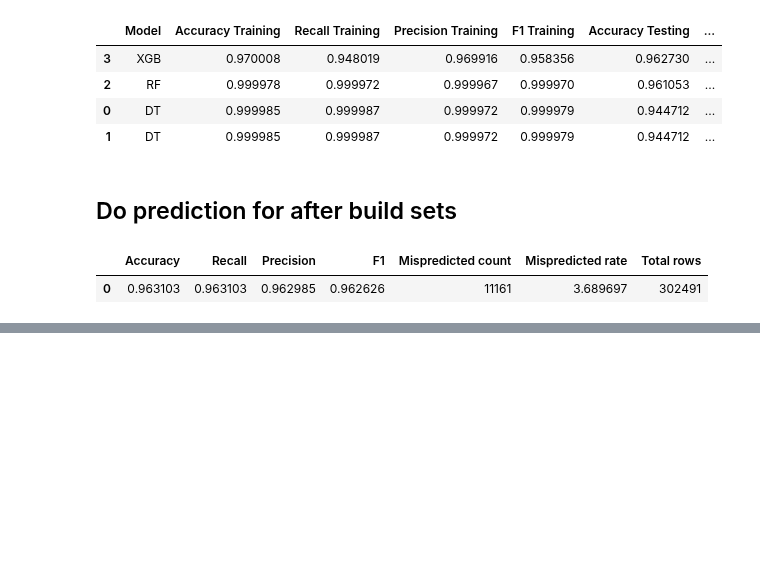
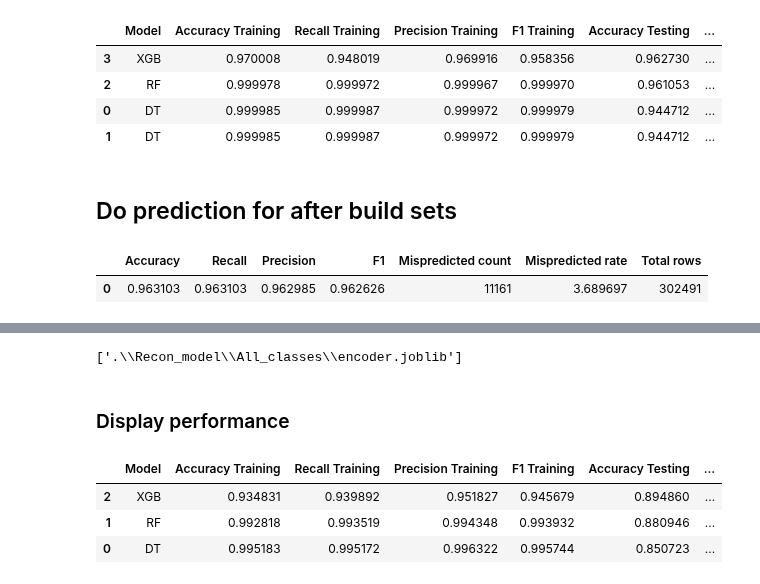
Before and after one commit to mcrayssac/CIC_IoT_Cyber_Attacks, a Jupyter notebook: Recon_model.ipynb, the cells around one changed output, grey strips where cells are left out. Cells and saved outputs as stored; diff of their text form; code cells hidden in the pictures; blank space fills up the shorter version.

```diff
--- a/Recon_model.ipynb
+++ b/Recon_model.ipynb
@@ -297,0 +357,29 @@ res.head()
+# %%
+model_path = '.\\Recon_model\\All_classes\\'
+filter_name = 'Recon'
+# %%
+try:
+    encoder = joblib.load(model_path+'encoder.joblib')
+except:
+    encoder = LabelEncoder()
+
+try:
+    # Load performance dataframe
+    performance = read_csv_file(performance_path, model_path)
+except:
+    # Define performance dataframe
+    performance = pd.DataFrame(columns=['Model', 'Accuracy Training', 'Recall Training', 'Precision Training', 'F1 Training', 'Accuracy Testing', 'Recall Testing', 'Precision Testing', 'F1 Testing', 'FU_rate', 'FL_rate', 'FU', 'FL', 'Total rows'])
+
+# Buidling models
+for model in tqdm(simpleModelsDef):
+    # Build model
+    performance, encoder = build_model(model['Model'], model['Name'], train_sets, test_sets, file_path, performance, model_path, X_columns=X_columns , y_column=y_column, z_column=z_column, encoder=encoder, filter_bool=True, filter_name=filter_name, scaler=scaler, confusionMatrix=False)
+
+    # Save performance
+    performance.to_csv(model_path + performance_path, index=False)
+
+joblib.dump(encoder, model_path+'encoder.joblib')
+# %% [output]
+['.\\Recon_model\\All_classes\\encoder.joblib']
+# %% [markdown]
+### Display performance
@@ -297,0 +395,7 @@ res.head()
+# %%
+read_csv_file(performance_path, model_path).sort_values(by=['Total rows', 'Accuracy Testing', 'Recall Testing', 'Precision Testing', 'F1 Testing'], ascending=False).head(20)
+# %% [output]
+|  | Model | Accuracy Training | Recall Training | Precision Training | F1 Training | Accuracy Testing | ... |
+| 2 | XGB | 0.934831 | 0.939892 | 0.951827 | 0.945679 | 0.894860 | ... |
+| 1 | RF | 0.992818 | 0.993519 | 0.994348 | 0.993932 | 0.880946 | ... |
+| 0 | DT | 0.995183 | 0.995172 | 0.996322 | 0.995744 | 0.850723 | ... |
```
Also changed, not shown: parts of 20 cells of this notebook, 4 other files.
